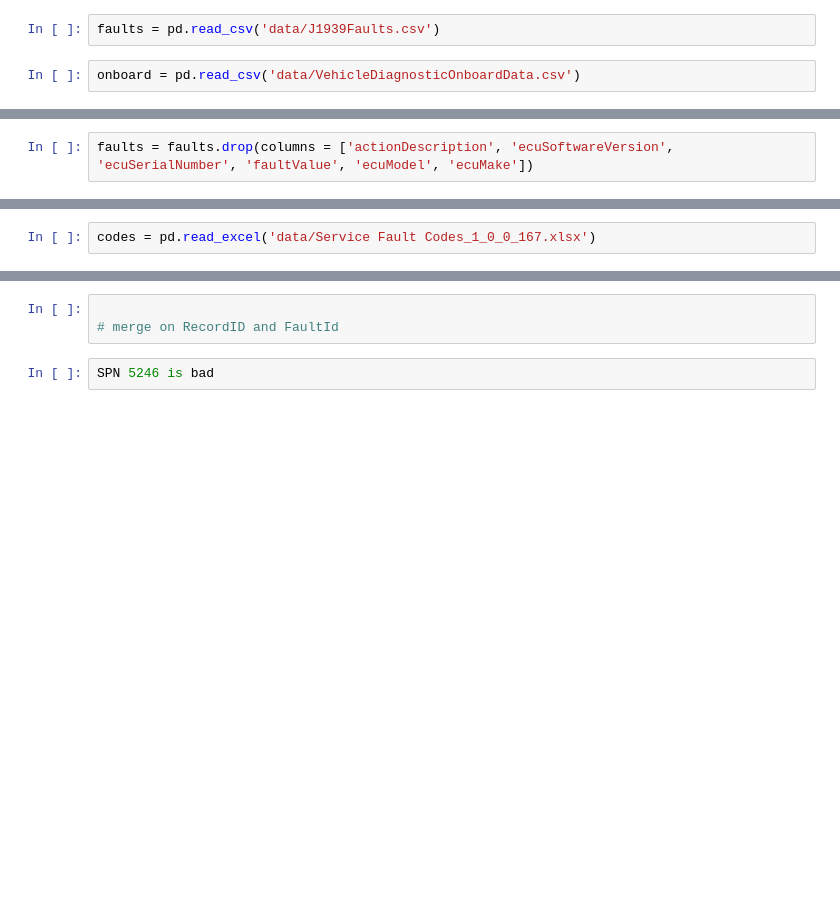
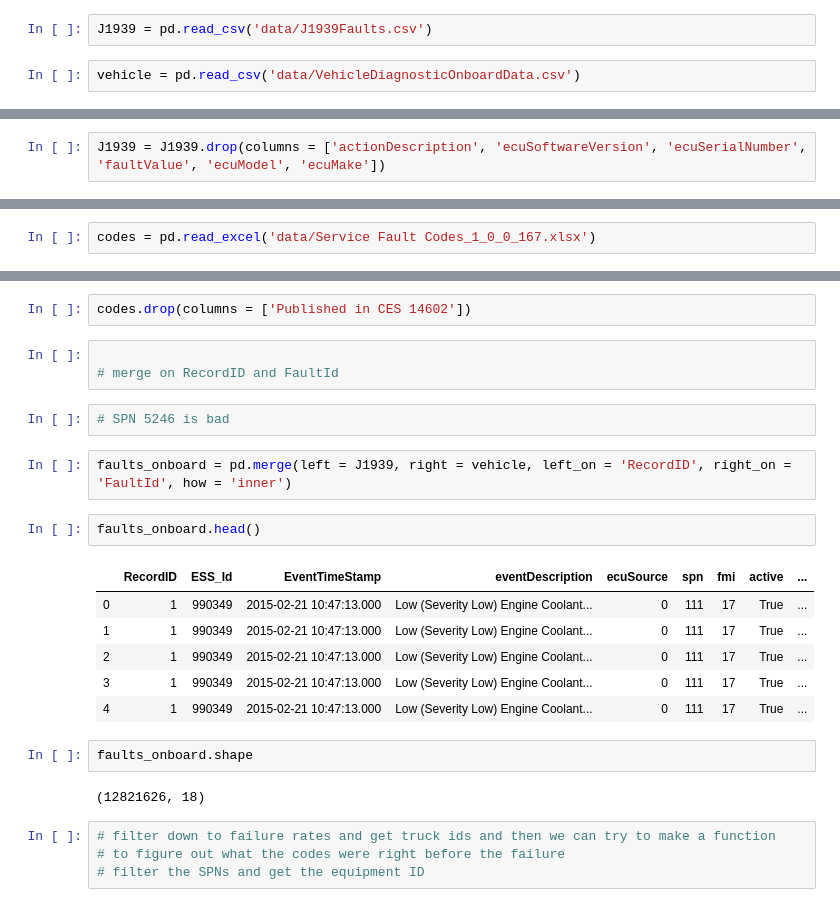
Before and after one commit to Barrett-Rogers/dq8-kingpins, a Jupyter notebook: Big_G.ipynb, the cells around one changed output, grey strips where cells are left out. Saved outputs shown, nothing was run; the diff lists cells and outputs as text; blank space fills up the shorter version.

```diff
--- a/Big_G.ipynb
+++ b/Big_G.ipynb
@@ -3,7 +3,7 @@ import pandas as pd
 import numpy as np
 import sklearn
 # %%
-faults = pd.read_csv('data/J1939Faults.csv')
+J1939 = pd.read_csv('data/J1939Faults.csv')
 # %%
-onboard = pd.read_csv('data/VehicleDiagnosticOnboardData.csv')
+vehicle = pd.read_csv('data/VehicleDiagnosticOnboardData.csv')
 # %%
@@ -24,5 +24,5 @@ faults.head()
 | 3 | 4 | 990370 | 2015-02-21 11:35:33.000 | Incorrect Data Steering Wheel Angle | NaN | unknown | ... |
 | 4 | 5 | 990416 | 2015-02-21 11:39:41.000 | NaN | NaN | 22281684P01*22357957P01*22362082P01* | ... |
 # %%
-faults = faults.drop(columns = ['actionDescription', 'ecuSoftwareVersion', 'ecuSerialNumber', 'faultValue', 'ecuModel', 'ecuMake'])
+J1939 = J1939.drop(columns = ['actionDescription', 'ecuSoftwareVersion', 'ecuSerialNumber', 'faultValue', 'ecuModel', 'ecuMake'])
 # %%
@@ -45,8 +45,29 @@ codes.head()
 | 2 | Y | 113 | 167 | Not Mapped | 20 | 128 | 3 | 635 | ... |
 | 3 | Y | 114 | 167 | Not Mapped | 20 | 128 | 4 | 635 | ... |
 | 4 | Y | 115 | 167 | 190 | Not Mapped | Not Mapped | 2 | 612 | ... |
+# %%
+codes.drop(columns = ['Published in CES 14602'])
 # %%
 
 # merge on RecordID and FaultId
 # %%
-SPN 5246 is bad
+# SPN 5246 is bad
+# %%
+faults_onboard = pd.merge(left = J1939, right = vehicle, left_on = 'RecordID', right_on = 'FaultId', how = 'inner')
+# %%
+faults_onboard.head()
+# %% [output]
+|  | RecordID | ESS_Id | EventTimeStamp | eventDescription | ecuSource | spn | fmi | active | ... |
+| 0 | 1 | 990349 | 2015-02-21 10:47:13.000 | Low (Severity Low) Engine Coolant... | 0 | 111 | 17 | True | ... |
+| 1 | 1 | 990349 | 2015-02-21 10:47:13.000 | Low (Severity Low) Engine Coolant... | 0 | 111 | 17 | True | ... |
+| 2 | 1 | 990349 | 2015-02-21 10:47:13.000 | Low (Severity Low) Engine Coolant... | 0 | 111 | 17 | True | ... |
+| 3 | 1 | 990349 | 2015-02-21 10:47:13.000 | Low (Severity Low) Engine Coolant... | 0 | 111 | 17 | True | ... |
+| 4 | 1 | 990349 | 2015-02-21 10:47:13.000 | Low (Severity Low) Engine Coolant... | 0 | 111 | 17 | True | ... |
+# %%
+faults_onboard.shape
+# %% [output]
+(12821626, 18)
+# %%
+# filter down to failure rates and get truck ids and then we can try to make a function
+# to figure out what the codes were right before the failure
+# filter the SPNs and get the equipment ID
```
Also changed, not shown: parts of 20 cells of this notebook.
